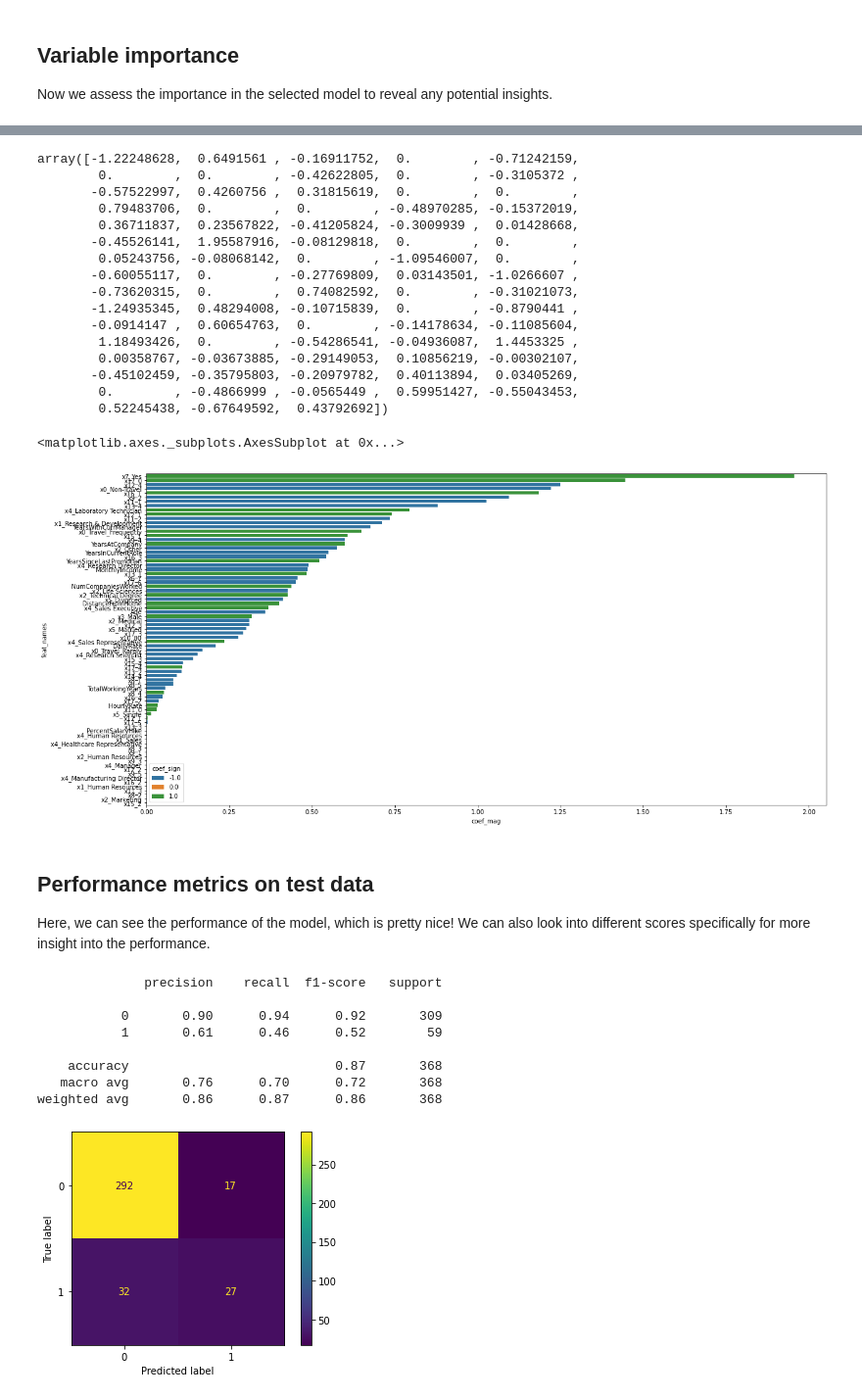
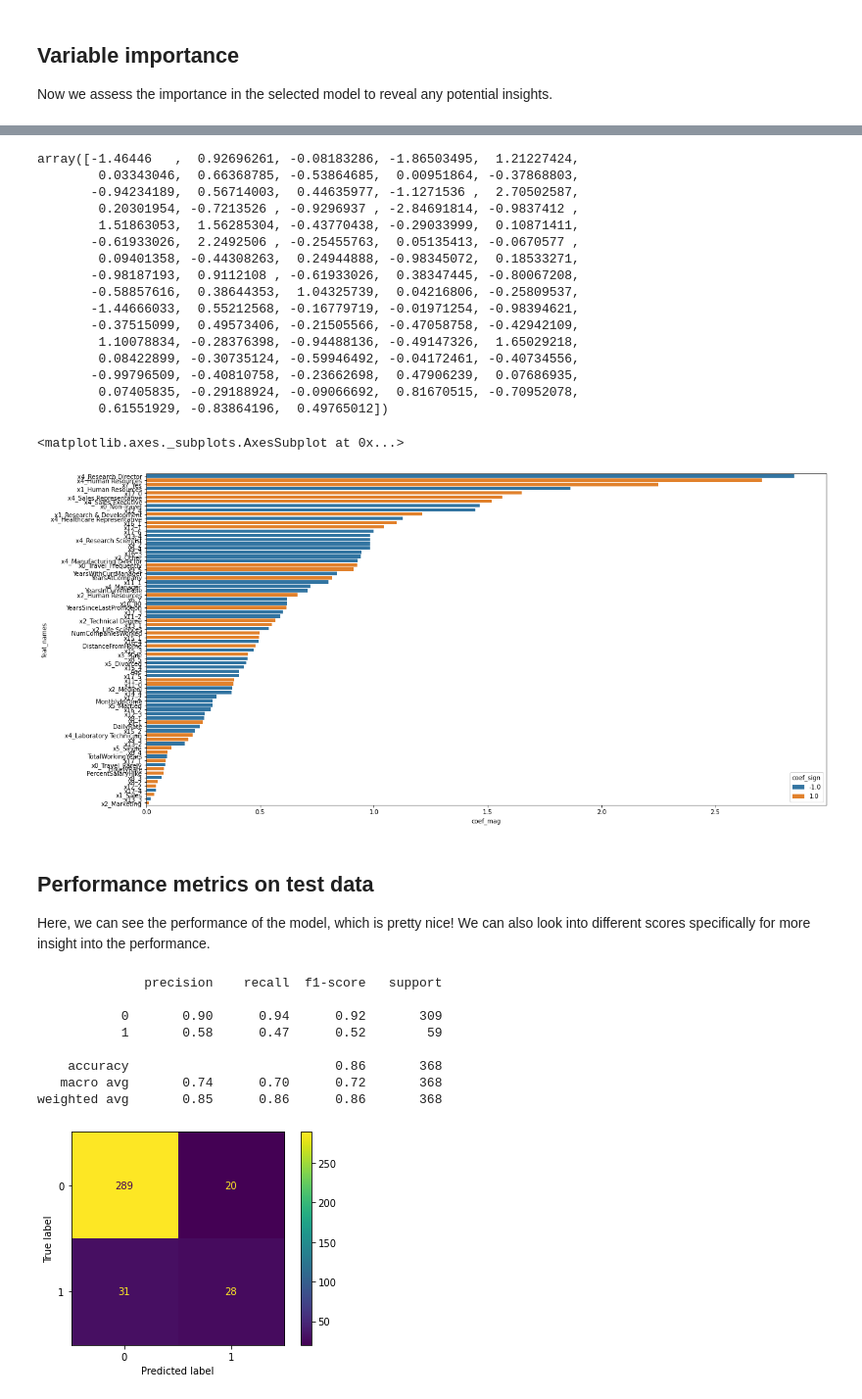
Before and after one commit to vanderbilt-ml/51-assign05-kprybol, a Jupyter notebook: employee_churn_template.ipynb, the cells around one changed output, grey strips where cells are left out. Shown: that part at 98% size. Saved outputs shown, nothing was run; the diff lists cells and outputs as text; code cells hidden in the pictures.

```diff
--- a/employee_churn_template.ipynb
+++ b/employee_churn_template.ipynb
@@ -336,5 +356,11 @@ grid = GridSearchCV(pipeline, params, verbose=10)
 # %%
 # TODO: fit your model
 
-grid.fit(X_train, y_train)
-grid.best_params_
+grid1.fit(X_train, y_train)
+display(print(grid1.best_params_))
+
+grid2.fit(X_train, y_train)
+display(print(grid2.best_params_))
+
+grid3.fit(X_train, y_train)
+print(grid3.best_params_)
@@ -395,47 +421,47 @@ Pipeline(steps=[('preprocessor',
 # %%
 # TODO: feel free to uncomment and edit the code below to obtain your feature weights
 
-vip = grid.best_estimator_['classifier'].coef_[0]
+vip = grid1.best_estimator_['classifier'].coef_[0]
 vip
 # %% [output]
-array([-1.22248628,  0.6491561 , -0.16911752,  0.        , -0.71242159,
-        0.        ,  0.        , -0.42622805,  0.        , -0.3105372 ,
-       -0.57522997,  0.4260756 ,  0.31815619,  0.        ,  0.        ,
-        0.79483706,  0.        ,  0.        , -0.48970285, -0.15372019,
-        0.36711837,  0.23567822, -0.41205824, -0.3009939 ,  0.01428668,
-       -0.45526141,  1.95587916, -0.08129818,  0.        ,  0.        ,
-        0.05243756, -0.08068142,  0.        , -1.09546007,  0.        ,
-       -0.60055117,  0.        , -0.27769809,  0.03143501, -1.0266607 ,
-       -0.73620315,  0.        ,  0.74082592,  0.        , -0.31021073,
-       -1.24935345,  0.48294008, -0.10715839,  0.        , -0.8790441 ,
-       -0.0914147 ,  0.60654763,  0.        , -0.14178634, -0.11085604,
-        1.18493426,  0.        , -0.54286541, -0.04936087,  1.4453325 ,
-        0.00358767, -0.03673885, -0.29149053,  0.10856219, -0.00302107,
-       -0.45102459, -0.35795803, -0.20979782,  0.40113894,  0.03405269,
-        0.        , -0.4866999 , -0.0565449 ,  0.59951427, -0.55043453,
-        0.52245438, -0.67649592,  0.43792692])
+array([-1.46446   ,  0.92696261, -0.08183286, -1.86503495,  1.21227424,
+        0.03343046,  0.66368785, -0.53864685,  0.00951864, -0.37868803,
+       -0.94234189,  0.56714003,  0.44635977, -1.1271536 ,  2.70502587,
+        0.20301954, -0.7213526 , -0.9296937 , -2.84691814, -0.9837412 ,
+        1.51863053,  1.56285304, -0.43770438, -0.29033999,  0.10871411,
+       -0.61933026,  2.2492506 , -0.25455763,  0.05135413, -0.0670577 ,
+        0.09401358, -0.44308263,  0.24944888, -0.98345072,  0.18533271,
+       -0.98187193,  0.9112108 , -0.61933026,  0.38347445, -0.80067208,
+       -0.58857616,  0.38644353,  1.04325739,  0.04216806, -0.25809537,
+       -1.44666033,  0.55212568, -0.16779719, -0.01971254, -0.98394621,
+       -0.37515099,  0.49573406, -0.21505566, -0.47058758, -0.42942109,
+        1.10078834, -0.28376398, -0.94488136, -0.49147326,  1.65029218,
+        0.08422899, -0.30735124, -0.59946492, -0.04172461, -0.40734556,
+       -0.99796509, -0.40810758, -0.23662698,  0.47906239,  0.07686935,
+        0.07405835, -0.29188924, -0.09066692,  0.81670515, -0.70952078,
+        0.61551929, -0.83864196,  0.49765012])
 # %%
 # TODO: feel free to uncomment and edit the code below to obtain your feature importance graph.
 # Did the graph surprise you? What features did you think were more important?
 
 # #get names in correct preproc order
-cat_names = grid.best_estimator_.named_steps['preprocessor'].transformers_[0][1].named_steps['onehot_cat'].get_feature_names()
-num_names = grid.best_estimator_.named_steps['preprocessor'].transformers_[1][2]
+cat_names = grid1.best_estimator_.named_steps['preprocessor'].transformers_[0][1].named_steps['onehot_cat'].get_feature_names()
+num_names = grid1.best_estimator_.named_steps['preprocessor'].transformers_[1][2]
 
 # #create df with vip info
 coef_info = pd.DataFrame({'feat_names':np.hstack([cat_names, num_names]), 'vip': vip})
 
 # #get sign and magnitude information
 coef_info = coef_info.assign(coef_mag = abs(coef_info['vip']),
                              coef_sign = np.sign(coef_info['vip']))
 
 # #sort and plot
 coef_info = coef_info.set_index('feat_names').sort_values(by='coef_mag', ascending=False)
 plt.figure(figsize = (20,10))
 sns.barplot(y=coef_info.index, x='coef_mag', hue='coef_sign', data=coef_info, orient='h', dodge=False)
 # %% [output]
 <matplotlib.axes._subplots.AxesSubplot at 0x...>
-[figure, old version]
+[figure, new version]
 # %% [markdown]
 ## Performance metrics on test data
 
@@ -443,15 +469,15 @@ sns.barplot(y=coef_info.index, x='coef_mag', hue='coef_sign', data=coef_info, or
 Here, we can see the performance of the model, which is pretty nice! We can also look into different scores specifically for more insight into the performance.
 # %%
 # TODO: print your classification report of your model
-print(classification_report(y_test, grid.best_estimator_.predict(X_test)))
+print(classification_report(y_test, grid1.best_estimator_.predict(X_test)))
 # %% [output]
               precision    recall  f1-score   support
 
            0       0.90      0.94      0.92       309
-           1       0.61      0.46      0.52        59
+           1       0.58      0.47      0.52        59
 
-    accuracy                           0.87       368
-   macro avg       0.76      0.70      0.72       368
-weighted avg       0.86      0.87      0.86       368
+    accuracy                           0.86       368
+   macro avg       0.74      0.70      0.72       368
+weighted avg       0.85      0.86      0.86       368
 # %%
 # TODO: plot the confusion matrix graph
```
Also changed, not shown: parts of 10 cells of this notebook.
